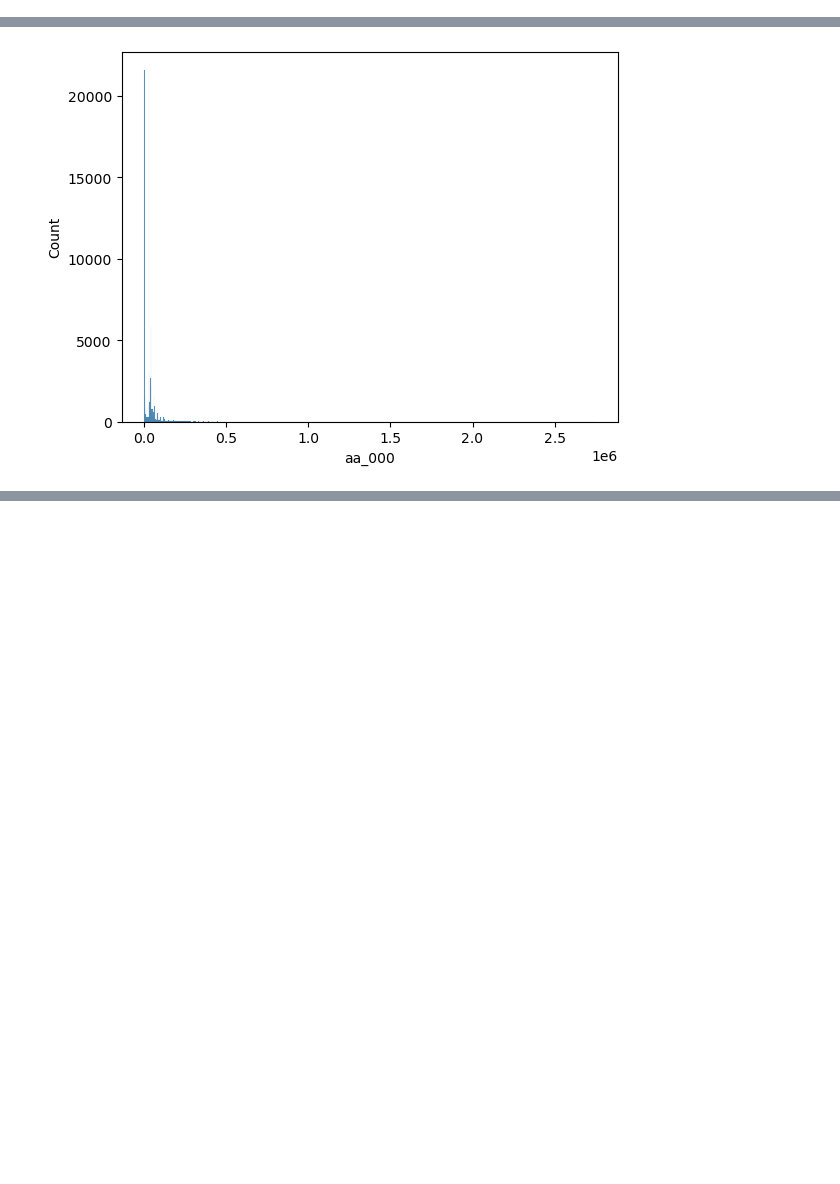
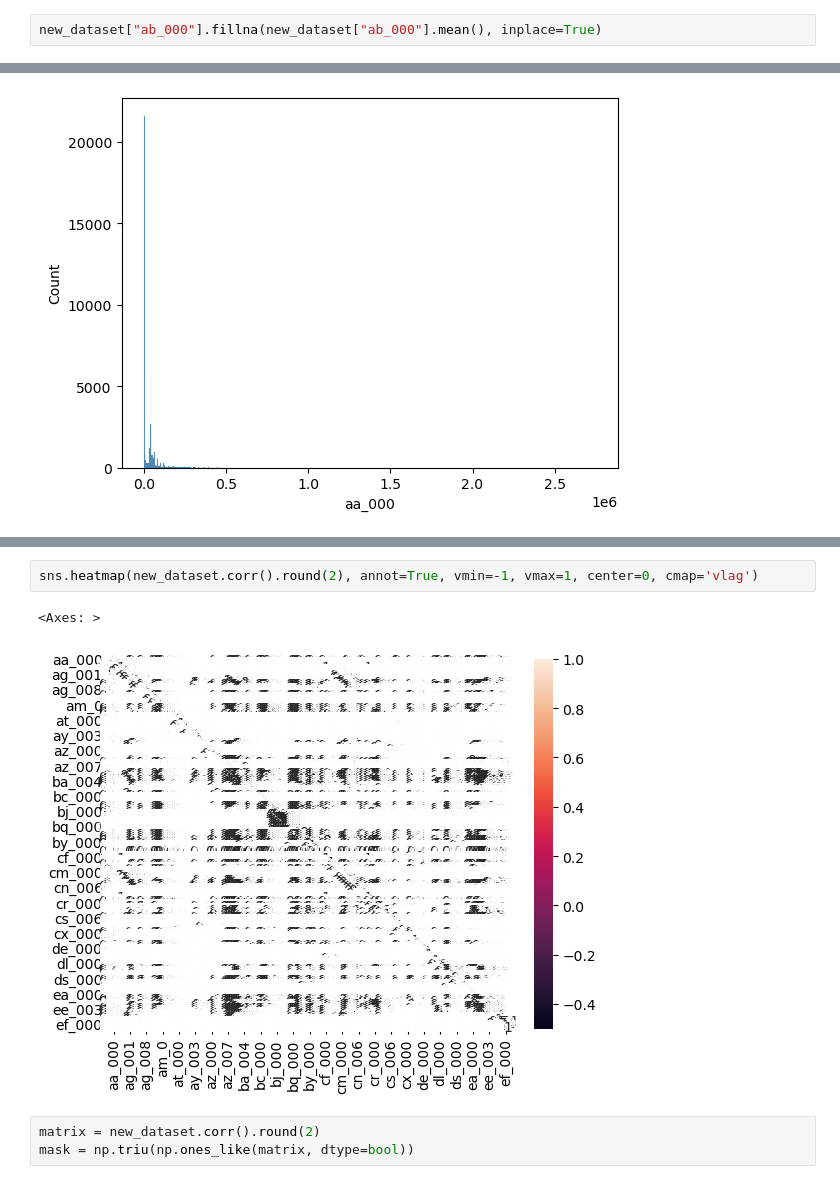
Before and after one commit to SertacBattal/DataPrep, a Jupyter notebook: SertacBattal_DPrepHDip_CA1.ipynb, the cells around one changed output, grey strips where cells are left out. Saved outputs shown, nothing was run; the diff lists cells and outputs as text; blank space fills up the shorter version.

Commit message:
first step for correlation matrix using

```diff
--- a/SertacBattal_DPrepHDip_CA1.ipynb
+++ b/SertacBattal_DPrepHDip_CA1.ipynb
@@ -92,0 +117,2 @@ new_dataset.shape
+# %%
+new_dataset["ab_000"].fillna(new_dataset["ab_000"].mean(), inplace=True)
@@ -110,0 +173,8 @@ sns.histplot(data = new_dataset, x = "aa_000")
+# %%
+sns.heatmap(new_dataset.corr().round(2), annot=True, vmin=-1, vmax=1, center=0, cmap='vlag')
+# %% [output]
+<Axes: >
+[figure, added]
+# %%
+matrix = new_dataset.corr().round(2)
+mask = np.triu(np.ones_like(matrix, dtype=bool))
```
Also changed, not shown: parts of 11 cells of this notebook.
